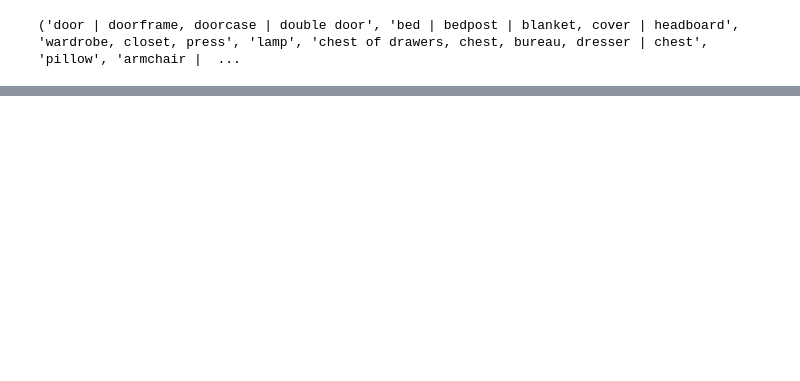
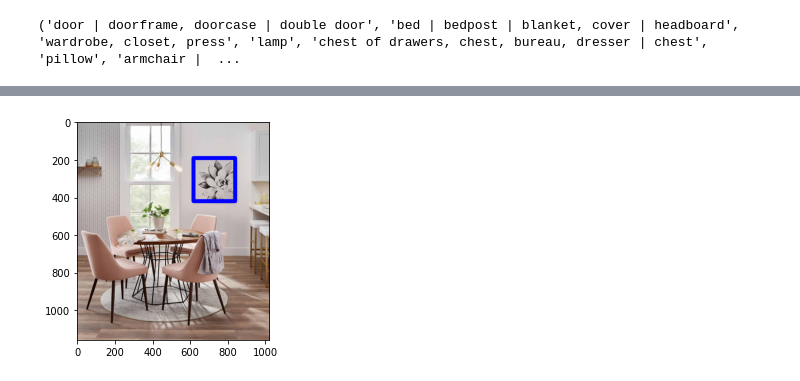
Before and after one commit to mosdragon/wacv2021, a Jupyter notebook: tutorial/Chapter-4-Postprocessing/Postprocess.ipynb, the cells around one changed output, grey strips where cells are left out. Saved outputs shown, nothing was run; the diff lists cells and outputs as text; code cells hidden in the pictures; blank space fills up the shorter version.

```diff
--- a/tutorial/Chapter-4-Postprocessing/Postprocess.ipynb
+++ b/tutorial/Chapter-4-Postprocessing/Postprocess.ipynb
@@ -52,0 +129,14 @@ plt.show()
+# %%
+imCopy = img.copy()
+for i in range(len(picture_segms)):
+    mask = picture_segms[i]
+    # obtain raw contours for the segmentation
+    contours, hierarchy = cv2.findContours((mask).astype(np.uint8), cv2.RETR_EXTERNAL, cv2.CHAIN_APPROX_SIMPLE)
+    # get an approximated minimum area rectangle bounding the contour
+    rect = cv2.minAreaRect(contours[0])
+    box = cv2.boxPoints(rect)
+    box = np.int0(box)
+    cv2.drawContours(imCopy,[box],0,(0,0,255),20)
+    plt.imshow(imCopy)
+# %% [output]
+[figure, added]
```
Also changed, not shown: parts of 20 cells of this notebook, 2 other files.
